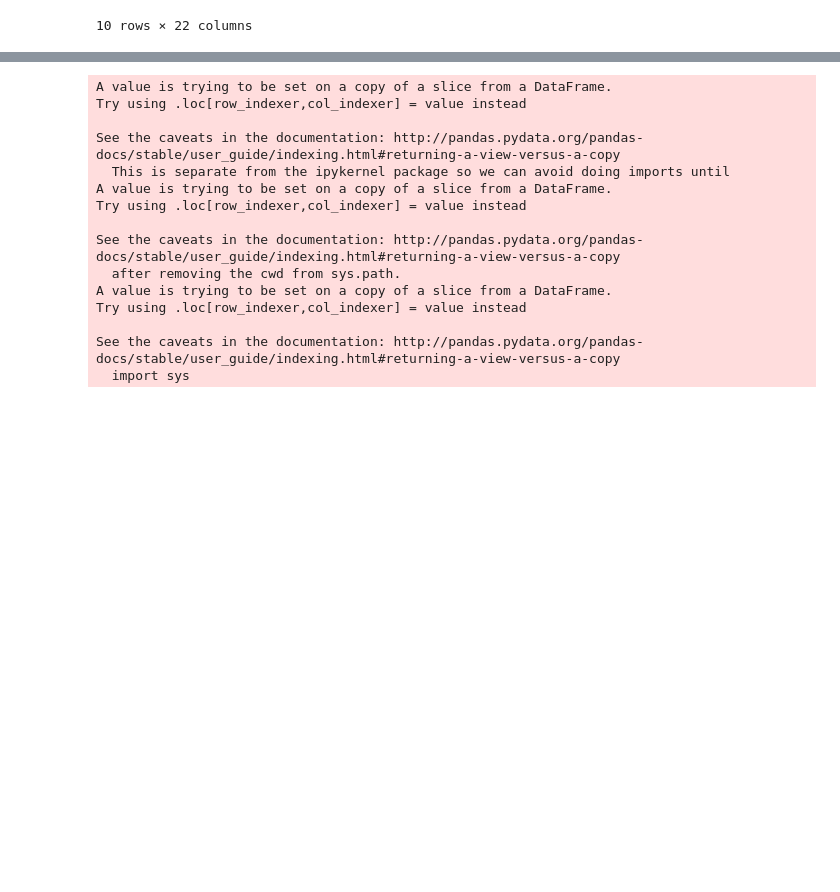
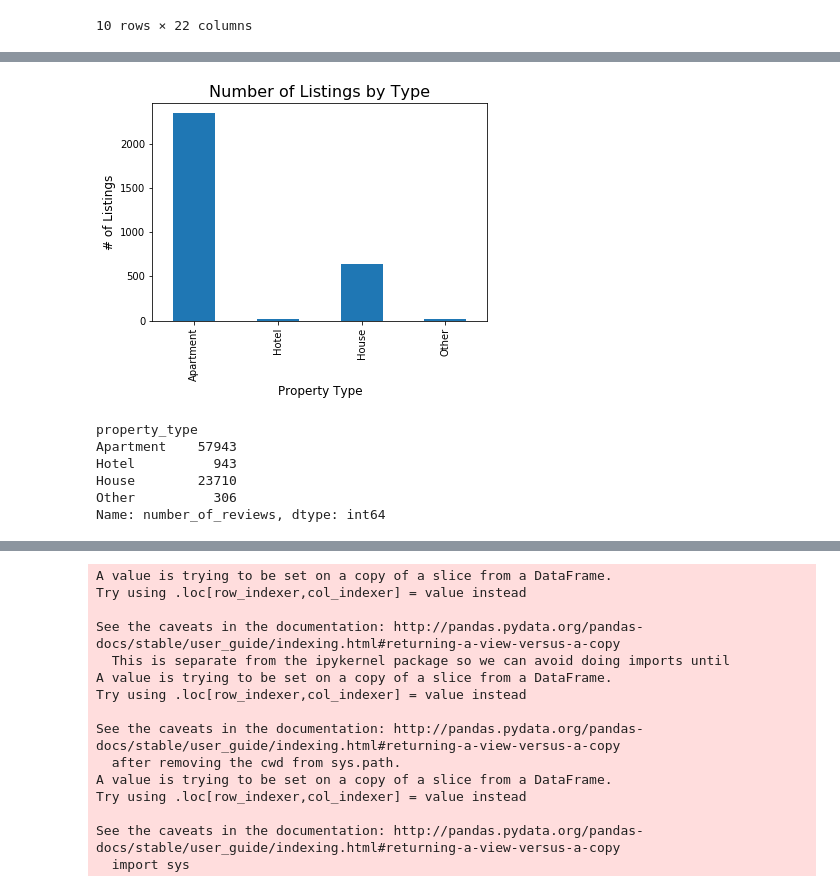
Before and after one commit to cruz003/project-airbnb, a Jupyter notebook: project_start.ipynb, the cells around one changed output, grey strips where cells are left out. Saved outputs shown, nothing was run; the diff lists cells and outputs as text; code cells hidden in the pictures; blank space fills up the shorter version.

```diff
--- a/project_start.ipynb
+++ b/project_start.ipynb
@@ -25,3 +28,24 @@ clean_df.head(10)
 | 8 | 215768 | 846837 | Charlaine | 3.0 | Ward F (councilmember Jermaine D.... | 07304 | 40.71663 | -74.05799 | ... |
 | 9 | 249836 | 1288340 | Bozena | 4.0 | Ward D (councilmember Michael Yun) | 07307 | 40.75869 | -74.05043 | ... |
 10 rows × 22 columns
+# %%
+# Replace similar property types and group them together
+# Fix warning later
+clean_df["property_type"]= clean_df["property_type"].replace("Aparthotel", "Hotel")
+clean_df["property_type"]= clean_df["property_type"].replace("Boutique hotel", "Hotel")
+clean_df["property_type"]= clean_df["property_type"].replace("Serviced apartment", "Apartment")
+clean_df["property_type"]= clean_df["property_type"].replace("Condominium", "Apartment")
+clean_df["property_type"]= clean_df["property_type"].replace("Bed and breakfast", "Apartment")
+clean_df["property_type"]= clean_df["property_type"].replace("Guest suite", "Apartment")
+clean_df["property_type"]= clean_df["property_type"].replace("Guesthouse", "Apartment")
+clean_df["property_type"]= clean_df["property_type"].replace("Loft", "Apartment")
+clean_df["property_type"]= clean_df["property_type"].replace("Tiny house", "House")
+clean_df["property_type"]= clean_df["property_type"].replace("Cottage", "House")
+clean_df["property_type"]= clean_df["property_type"].replace("Cabin", "House")
+clean_df["property_type"]= clean_df["property_type"].replace("Dome house", "House")
+clean_df["property_type"]= clean_df["property_type"].replace("Bungalow", "House")
+clean_df["property_type"]= clean_df["property_type"].replace("Townhouse", "House")
+clean_df["property_type"]= clean_df["property_type"].replace("Castle", "Other")
+clean_df["property_type"]= clean_df["property_type"].replace("Hostel", "Other")
+property_types= clean_df.groupby("property_type").count()["id"]
+property_types
@@ -27,0 +76,19 @@ clean_df.head(10)
+# %%
+# Data Visualization 1: Number of Listings by Type
+number_of_listings = property_types.plot(kind="bar")
+plt.title("Number of Listings by Type", fontsize=16)
+plt.ylabel("# of Listings", fontsize=12)
+plt.xlabel("Property Type", fontsize=12)
+plt.show()
+# %% [output]
+[figure, added]
+# %%
+reviews = clean_df.groupby("property_type").sum()["number_of_reviews"]
+reviews
+# %% [output]
+property_type
+Apartment    57943
+Hotel          943
+House        23710
+Other          306
+Name: number_of_reviews, dtype: int64
```
Also changed, not shown: parts of 16 cells of this notebook, 1 other file.
